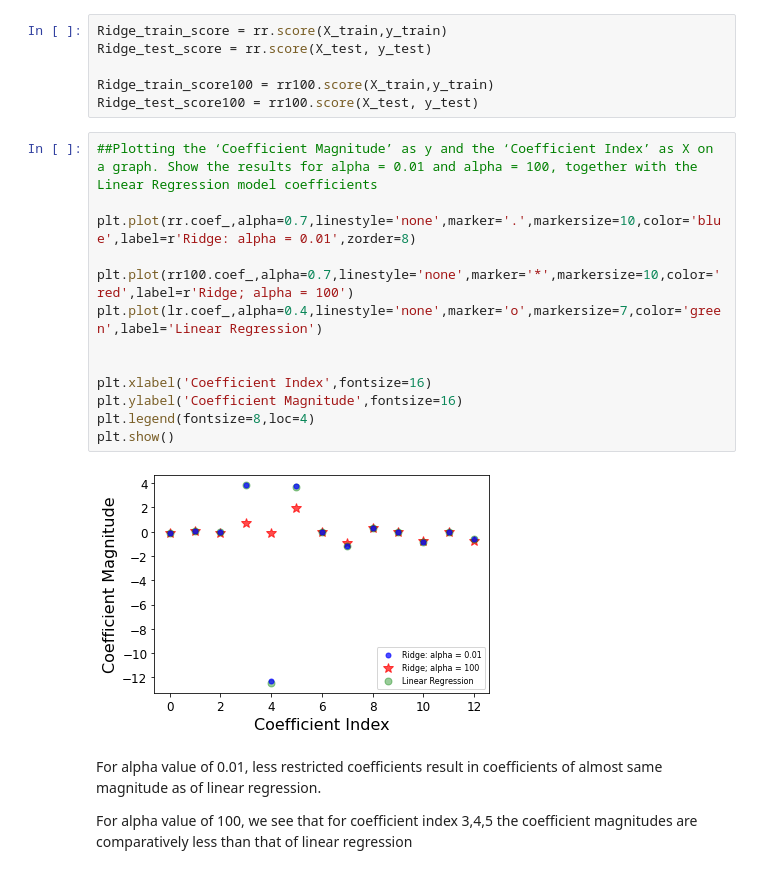
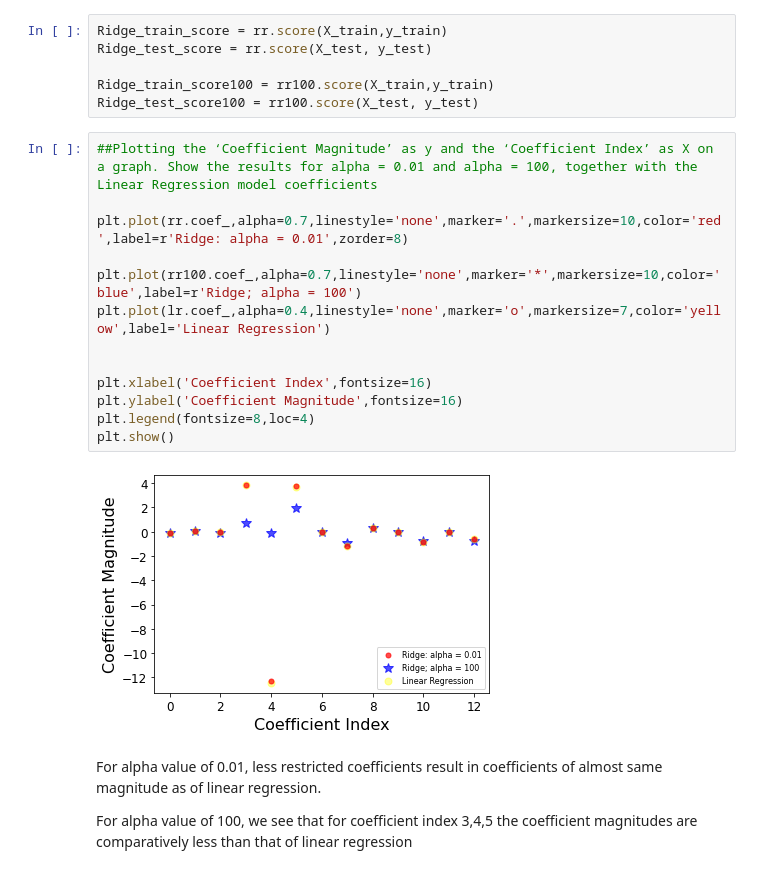
Before and after one commit to ajitjadhav10/UMBC, a Jupyter notebook: DATA 602/Data_602_HW5.ipynb, the cells around one changed output. Drawn from its saved outputs; the diff is of its cells as text.

```diff
--- a/DATA 602/Data_602_HW5.ipynb
+++ b/DATA 602/Data_602_HW5.ipynb
@@ -117,18 +117,18 @@ Ridge_test_score100 = rr100.score(X_test, y_test)
 # %%
 ##Plotting the ‘Coefficient Magnitude’ as y and the ‘Coefficient Index’ as X on a graph. Show the results for alpha = 0.01 and alpha = 100, together with the Linear Regression model coefficients
 
-plt.plot(rr.coef_,alpha=0.7,linestyle='none',marker='.',markersize=10,color='blue',label=r'Ridge: alpha = 0.01',zorder=8)
+plt.plot(rr.coef_,alpha=0.7,linestyle='none',marker='.',markersize=10,color='red',label=r'Ridge: alpha = 0.01',zorder=8)
 
-plt.plot(rr100.coef_,alpha=0.7,linestyle='none',marker='*',markersize=10,color='red',label=r'Ridge; alpha = 100')
-plt.plot(lr.coef_,alpha=0.4,linestyle='none',marker='o',markersize=7,color='green',label='Linear Regression')
+plt.plot(rr100.coef_,alpha=0.7,linestyle='none',marker='*',markersize=10,color='blue',label=r'Ridge; alpha = 100')
+plt.plot(lr.coef_,alpha=0.4,linestyle='none',marker='o',markersize=7,color='yellow',label='Linear Regression')
 
 
 plt.xlabel('Coefficient Index',fontsize=16)
 plt.ylabel('Coefficient Magnitude',fontsize=16)
 plt.legend(fontsize=8,loc=4)
 plt.show()
 # %% [output]
-[figure, old version]
+[figure, new version]
 # %% [markdown]
 For alpha value of 0.01, less restricted coefficients result in  coefficients of almost same magnitude as of linear regression.
 
```
